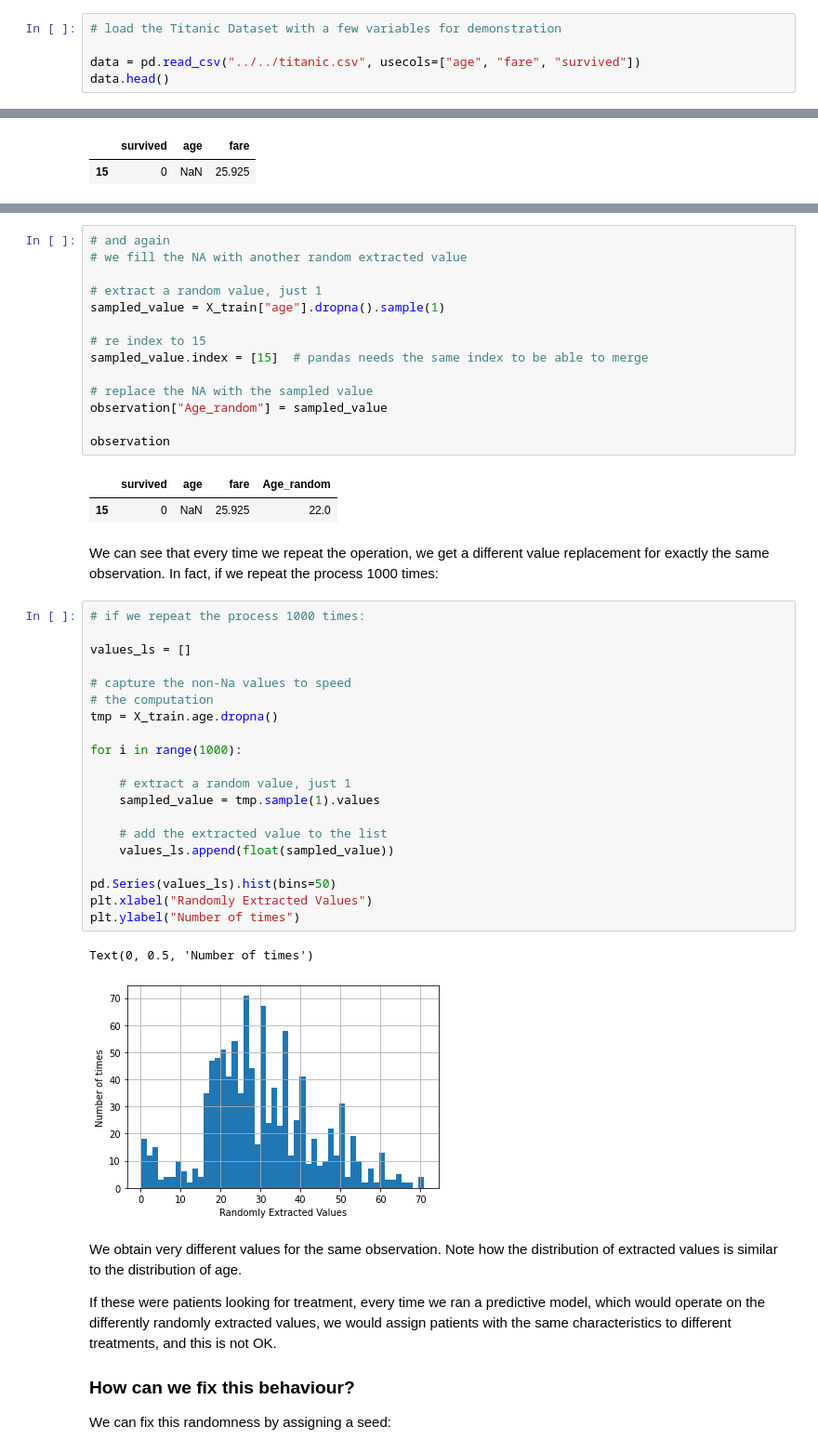
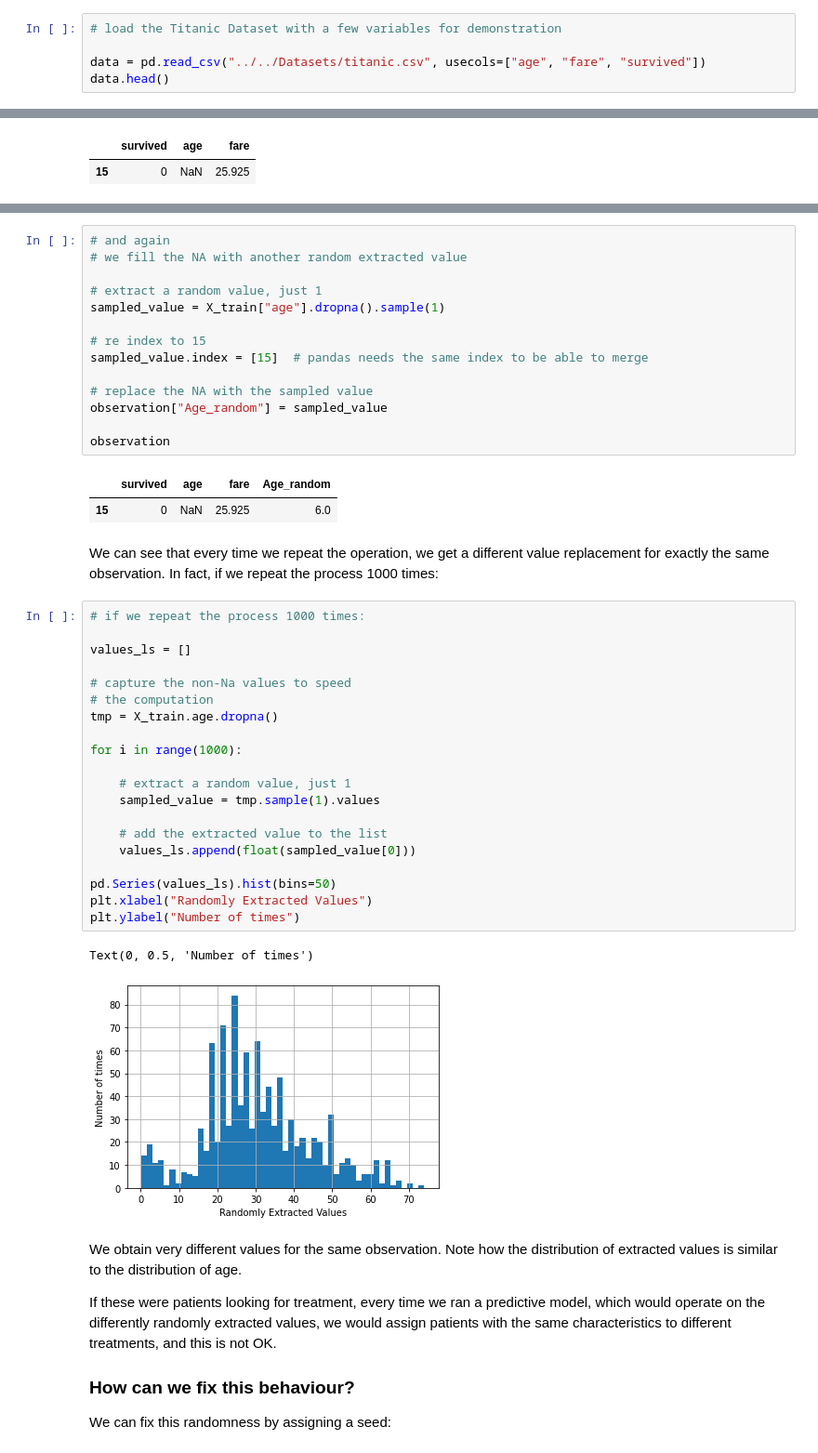
Before and after one commit to solegalli/feature-engineering-for-machine-learning, a Jupyter notebook: Section-06-Imputation-Alternative/01-introduction/3-Random-Sample-Imputation.ipynb, the cells around one changed output, grey strips where cells are left out. Shown at 93% size. Saved outputs shown, nothing was run; the diff lists cells and outputs as text.

```diff
--- a/Section-06-Imputation-Alternative/01-introduction/3-Random-Sample-Imputation.ipynb
+++ b/Section-06-Imputation-Alternative/01-introduction/3-Random-Sample-Imputation.ipynb
@@ -84,7 +86,7 @@ from sklearn.model_selection import train_test_split
 # %%
 # load the Titanic Dataset with a few variables for demonstration
 
-data = pd.read_csv("../../titanic.csv", usecols=["age", "fare", "survived"])
+data = pd.read_csv("../../Datasets/titanic.csv", usecols=["age", "fare", "survived"])
 data.head()
 # %% [output]
 |  | survived | age | fare |
@@ -304,32 +306,32 @@ observation["Age_random"] = sampled_value
 observation
 # %% [output]
 |  | survived | age | fare | Age_random |
-| 15 | 0 | NaN | 25.925 | 22.0 |
+| 15 | 0 | NaN | 25.925 | 6.0 |
 # %% [markdown]
 We can see that every time we repeat the operation, we get a different value replacement for exactly the same observation. In fact, if we repeat the process 1000 times:
 # %%
 # if we repeat the process 1000 times:
 
 values_ls = []
 
 # capture the non-Na values to speed
 # the computation
 tmp = X_train.age.dropna()
 
 for i in range(1000):
 
     # extract a random value, just 1
     sampled_value = tmp.sample(1).values
 
     # add the extracted value to the list
-    values_ls.append(float(sampled_value))
+    values_ls.append(float(sampled_value[0]))
 
 pd.Series(values_ls).hist(bins=50)
 plt.xlabel("Randomly Extracted Values")
 plt.ylabel("Number of times")
 # %% [output]
 Text(0, 0.5, 'Number of times')
-[figure, old version]
+[figure, new version]
 # %% [markdown]
 We obtain very different values for the same observation. Note how the distribution of extracted values is similar to the distribution of age.
 
```
Also changed, not shown: parts of 10 cells of this notebook, 5 other files.
